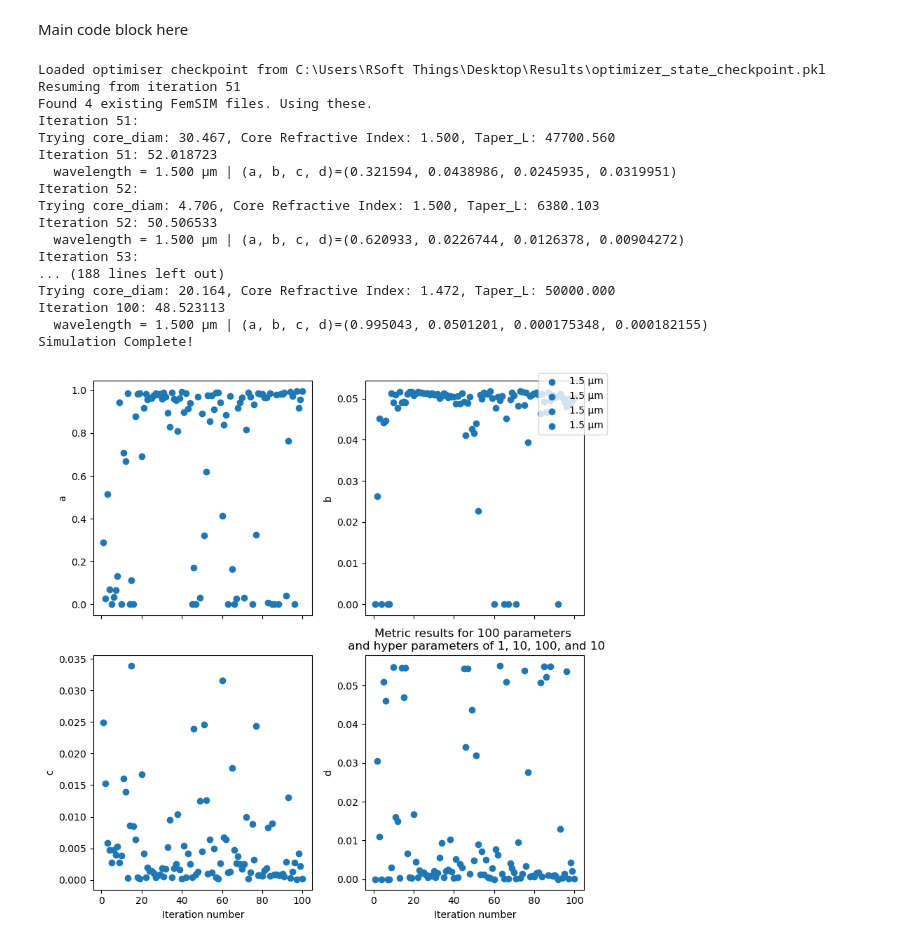
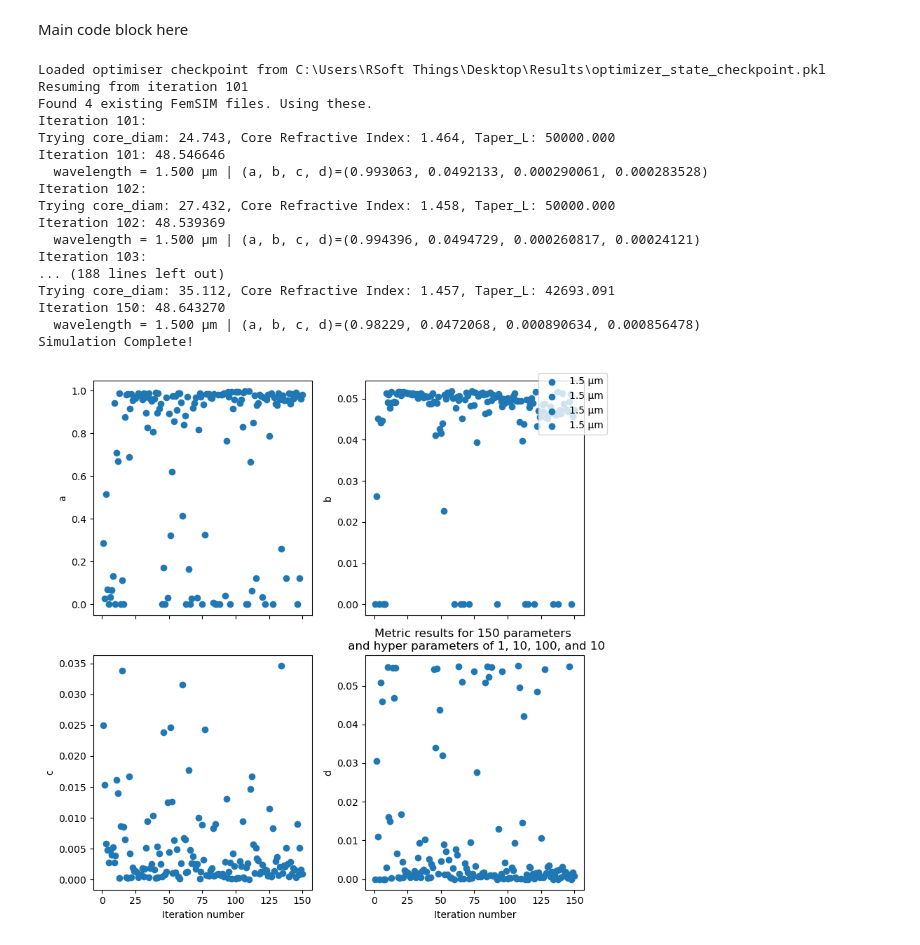
Before and after one commit to SAIL-Labs/RSoft-Automaton, a Jupyter notebook: Data_Manip.ipynb, the cells around one changed output. Cells and saved outputs as stored; diff of their text form; code cells hidden in the pictures.

```diff
--- a/Data_Manip.ipynb
+++ b/Data_Manip.ipynb
@@ -142,7 +142,7 @@ simulation_val = {
     "launch_normalization": 1,
     "core_to_monitor": 1, #note this is after reordering!
     "metric": 'TF',
-    "num_paras": 100, # number of samples to choose, scaled by n_points
+    "num_paras": 150, # number of samples to choose, scaled by n_points
     "n_points": 1, # number of simultaneous parameter vectors to sample
     "skip_core": None, #[5],
     "add_cladding_to_cores": None, # [0,1,3,4,5,6],#[0],[0,1,2,3,4,5,6,7],
@@ -268,44 +268,44 @@ if simulation_val["simulate_tf_metric"]:
     ax3 = fig.add_subplot(gs[2, 0])
     comp3 = ax3.scatter(core_neff, taper_length, c=throughput, cmap='viridis_r', s=80, edgecolor='k')
     ax3.set_xlabel("Core neff")
     ax3.set_ylabel(r"Taper Length ($\mu m$)")
 
     ax4 = fig.add_subplot(gs[:, 1], projection='3d')
     comp3d = ax4.scatter(core_diam, core_neff, taper_length, c=throughput, cmap='viridis_r', s=50, edgecolor='k')
     ax4.set_xlabel(r'Core diameter ($\mu m$)')
     ax4.set_ylabel("Core neff")
     ax4.set_zlabel(r"Taper Length ($\mu m$)")
     cbar4 = plt.colorbar(comp3d, ax=ax4, shrink=0.6)
     cbar4.set_label("Loss Function")
 
     plt.tight_layout()
     plt.show()
     fig.savefig(f"Bayesian Opt Results\{simulation_val['num_paras']}_params_gridsize_{simulation_val['grid_size']}bayesianresult_hyperparam{hyp_param_a}_{hyp_param_b}_{hyp_param_c}_{hyp_param_d}.png")
 
     np.save(f"Bayesian Opt Results\{simulation_val['num_paras']}_params_gridsize_{simulation_val['grid_size']}list_of_results_hyperparam{hyp_param_a}_{hyp_param_b}_{hyp_param_c}_{hyp_param_d}.npy", tf_list, allow_pickle = True)
 
 else:
     # dump tf_list so you don't need to re-run the simulation for the amplitude/phases
     if simulation_val["gridding"]:
         np.save("Gridding_results.npy", np.array(tf_list, dtype=object), allow_pickle = True)
     else:
         np.save("Individual_results.npy", np.array(tf_list, dtype=object), allow_pickle = True)
 # %% [output]
 Loaded optimiser checkpoint from C:\Users\RSoft Things\Desktop\Results\optimizer_state_checkpoint.pkl
-Resuming from iteration 51
+Resuming from iteration 101
 Found 4 existing FemSIM files. Using these.
-Iteration 51:
-Trying core_diam: 30.467, Core Refractive Index: 1.500, Taper_L: 47700.560
-Iteration 51: 52.018723
-  wavelength = 1.500 µm | (a, b, c, d)=(0.321594, 0.0438986, 0.0245935, 0.0319951)
-Iteration 52:
-Trying core_diam: 4.706, Core Refractive Index: 1.500, Taper_L: 6380.103
-Iteration 52: 50.506533
-  wavelength = 1.500 µm | (a, b, c, d)=(0.620933, 0.0226744, 0.0126378, 0.00904272)
-Iteration 53:
+Iteration 101:
+Trying core_diam: 24.743, Core Refractive Index: 1.464, Taper_L: 50000.000
+Iteration 101: 48.546646
+  wavelength = 1.500 µm | (a, b, c, d)=(0.993063, 0.0492133, 0.000290061, 0.000283528)
+Iteration 102:
+Trying core_diam: 27.432, Core Refractive Index: 1.458, Taper_L: 50000.000
+Iteration 102: 48.539369
+  wavelength = 1.500 µm | (a, b, c, d)=(0.994396, 0.0494729, 0.000260817, 0.00024121)
+Iteration 103:
 ... (188 lines left out)
-Trying core_diam: 20.164, Core Refractive Index: 1.472, Taper_L: 50000.000
-Iteration 100: 48.523113
-  wavelength = 1.500 µm | (a, b, c, d)=(0.995043, 0.0501201, 0.000175348, 0.000182155)
+Trying core_diam: 35.112, Core Refractive Index: 1.457, Taper_L: 42693.091
+Iteration 150: 48.643270
+  wavelength = 1.500 µm | (a, b, c, d)=(0.98229, 0.0472068, 0.000890634, 0.000856478)
 Simulation Complete!
-[figure, old version]
+[figure, new version]
```
Also changed, not shown: parts of 2 cells of this notebook, 2 other files.
